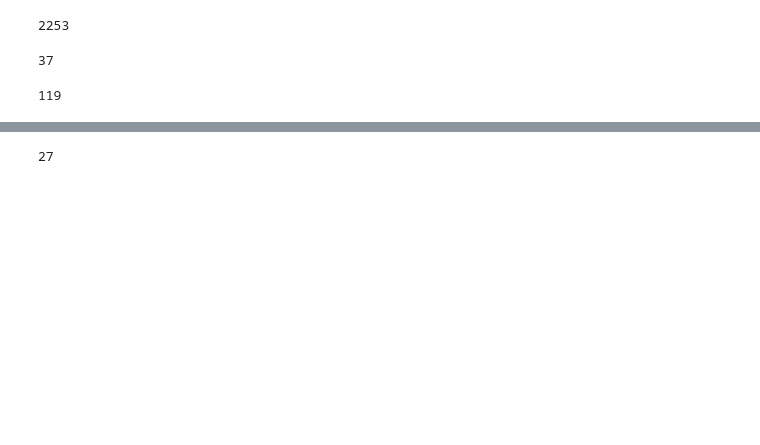
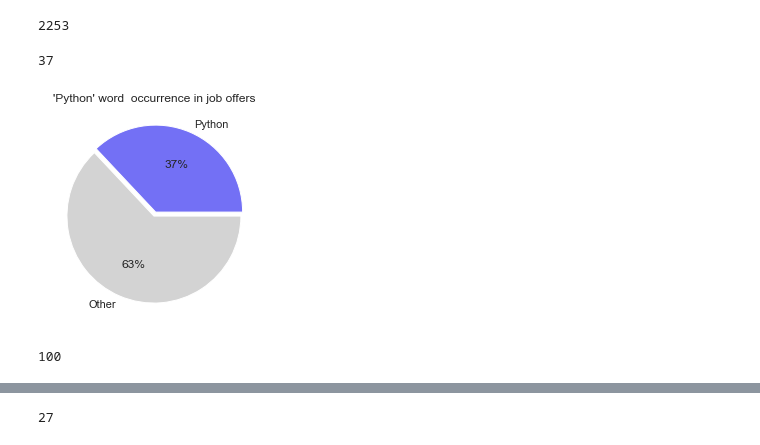
Before and after one commit to rita-s/Data_Analysis_Project_1, a Jupyter notebook: HR_Hackers.ipynb, the cells around one changed output, grey strips where cells are left out. Cells and saved outputs as stored; diff of their text form; code cells hidden in the pictures; blank space fills up the shorter version.

Commit message:
final code cleaning, adding pie charts and images for readme file

```diff
--- a/HR_Hackers.ipynb
+++ b/HR_Hackers.ipynb
@@ -139,11 +139,26 @@ python = round(python_mean * 100)
 python
 # %% [output]
 37
+# %%
+# Python occurrence in job offers
+python_pie = np.array([37, (100-37)])
+labels = ['Python', 'Other']
+explode = [0.05, 0]
+colors = ['#7370f5', '#d3d3d3']
+plt.pie(python_pie, labels = labels, explode = explode, colors = colors, autopct = '%1.f%%')
+# plt.legend(loc = 'lower right')
+plt.title('\'Python\' word  occurrence in job offers')
+plt.show()
+# %% [output]
+[figure, added]
 # %%
 # Mean occurrence of 'SQL' keyword in all job offers
 sql_mean = technology_keywords['SQL'] / amount_of_job_offers
 # How many % of all job descriptions contain keyword 'SQL'
+# In some cases SQL occurs more than once in the job offer, hence 119% result, as the max is 100% it is solved with if statement
 sql = round(sql_mean * 100)
+if sql > 100:
+    sql = 100
 sql
 # %% [output]
-119
+100
```
Also changed, not shown: parts of 53 cells of this notebook, 6 other files.
